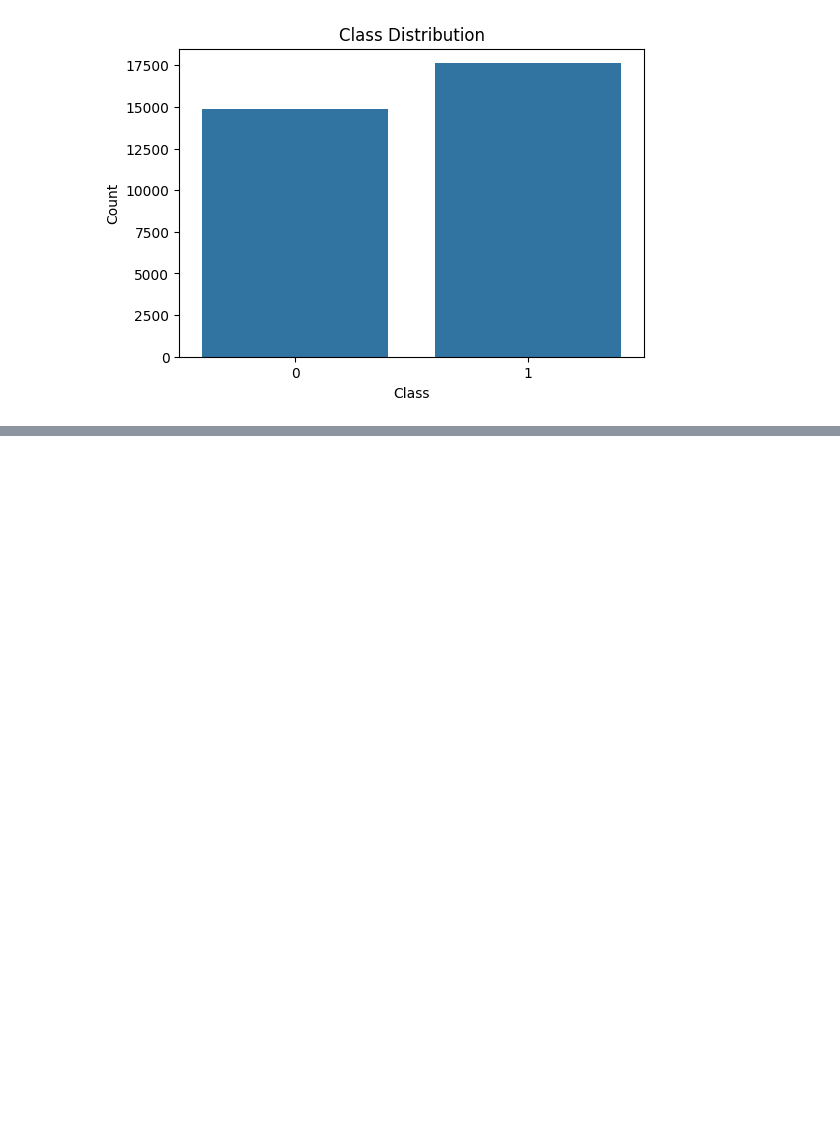
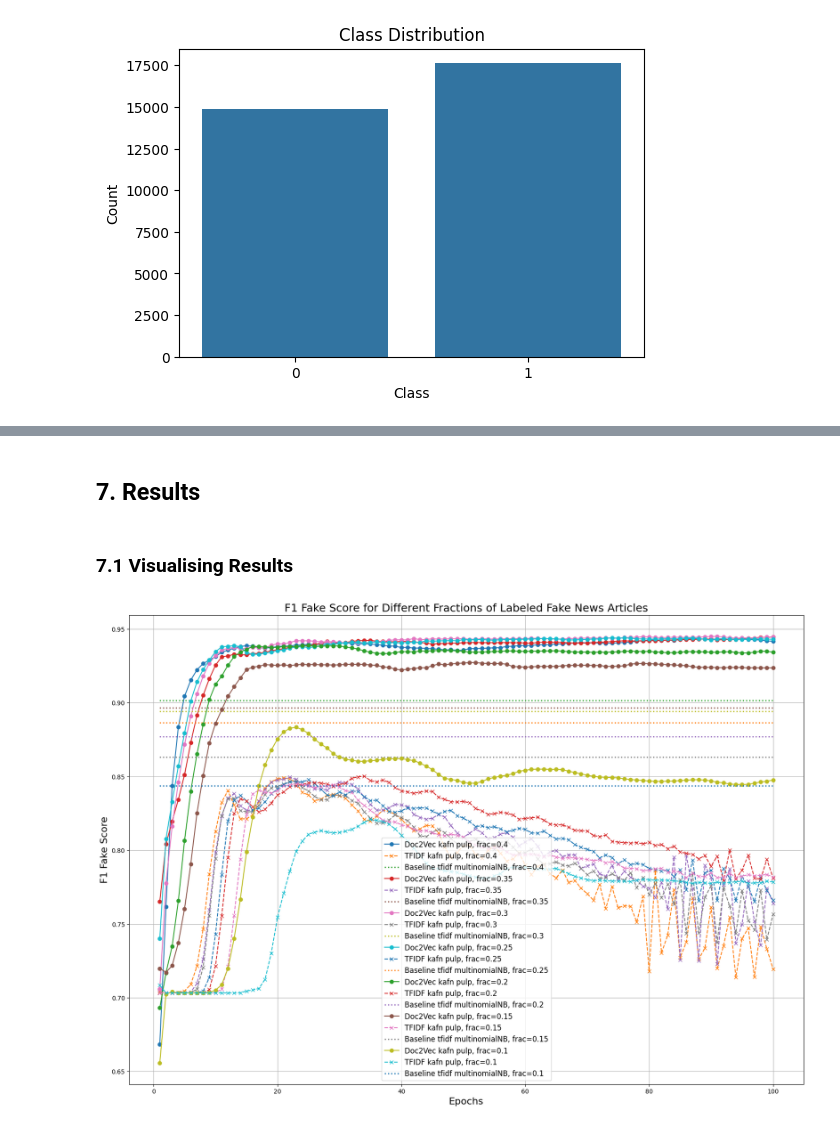
Before and after one commit to rtsonev/kafn-pulp, a Jupyter notebook: draft.ipynb, the cells around one changed output, grey strips where cells are left out. Saved outputs shown, nothing was run; the diff lists cells and outputs as text; code cells hidden in the pictures; blank space fills up the shorter version.

```diff
--- a/draft.ipynb
+++ b/draft.ipynb
@@ -1711,0 +1853,54 @@ weighted avg     0.8303    0.8305    0.8302      6494
+# %% [markdown]
+## 7. Results
+# %% [markdown]
+### 7.1 Visualising Results
+# %%
+fraction = [0.4, 0.35, 0.3, 0.25, 0.2, 0.15, 0.1]
+plt.figure(figsize=(20, 14))
+
+for frac in fraction:
+    filename_doc2vec = f"result/kafn_pulp_doc2vec_{frac}.csv"
+    filename_tfidf = f"result/kafn_pulp_tfidf_{frac}.csv"
+    baseline_file = f"result/baseline_{frac}.csv"
+
+    df_doc2vec = pd.read_csv(filename_doc2vec)
+    df_tfidf = pd.read_csv(filename_tfidf)
+    df_baseline = pd.read_csv(baseline_file, index_col=0)
+
+    plt.plot(
+        df_doc2vec["epoch"],
+        df_doc2vec["f1_fake"],
+        marker="o",
+        linestyle="-",
+        label=f"Doc2Vec kafn pulp, frac={frac}",
+    )
+    plt.plot(
+        df_tfidf["epoch"],
+        df_tfidf["f1_fake"],
+        marker="x",
+        linestyle="--",
+        label=f"TFIDF kafn pulp, frac={frac}",
+    )
+
+    baseline_f1 = df_baseline.loc["fake", "f1-score"]
+    epochs = df_doc2vec["epoch"]
+    baseline_line = [baseline_f1] * len(epochs)
+
+    plt.plot(
+        epochs,
+        baseline_line,
+        linestyle=":",
+        linewidth=2,
+        label=f"Baseline tfidf multinomialNB, frac={frac}",
+    )
+
+handles, labels = plt.gca().get_legend_handles_labels()
+unique = dict(zip(labels, handles))
+plt.legend(unique.values(), unique.keys(), fontsize=12, loc="best")
+plt.xlabel("Epochs", fontsize=16)
+plt.ylabel("F1 Fake Score", fontsize=16)
+plt.title("F1 Fake Score for Different Fractions of Labeled Fake News Articles", fontsize=18)
+plt.grid(True)
+plt.show()
+# %% [output]
+[figure, added]
```
Also changed, not shown: parts of 63 cells of this notebook, 2 other files.
